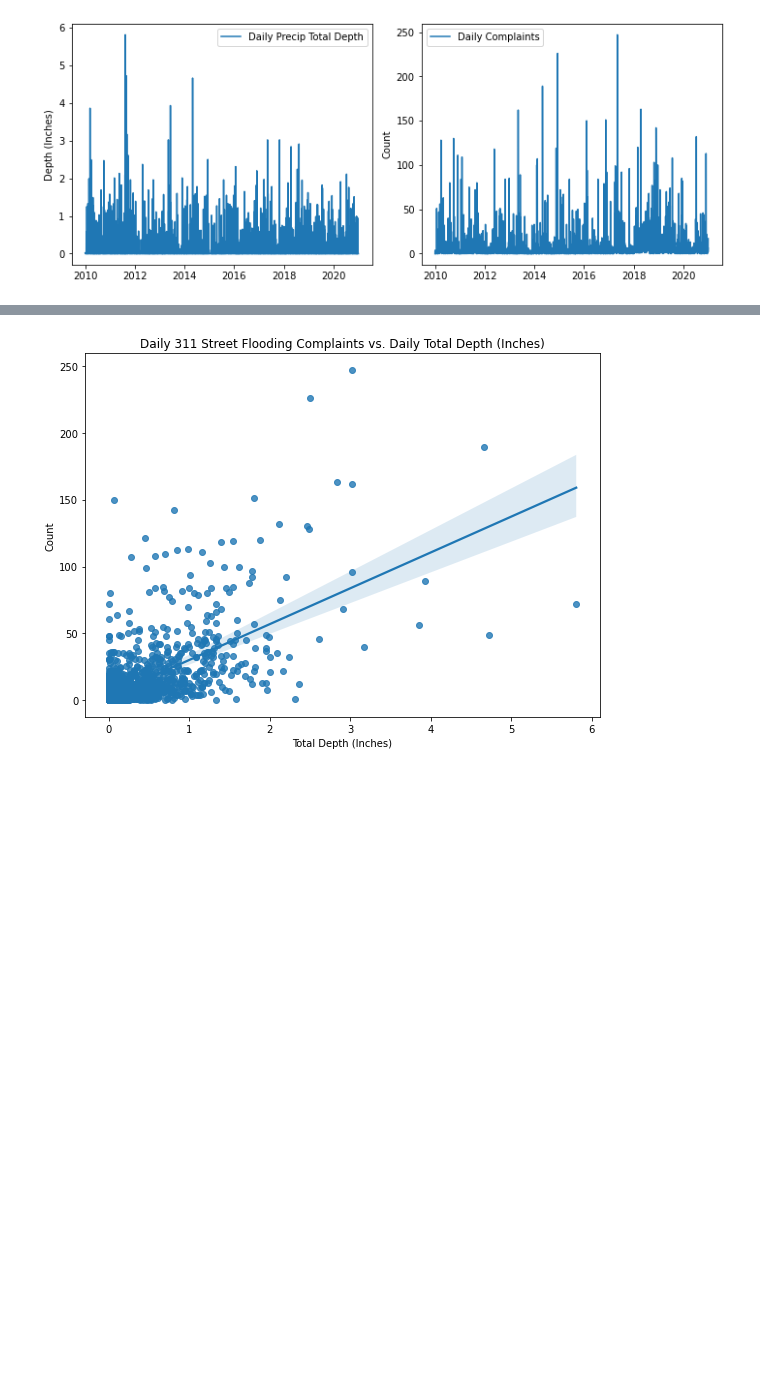
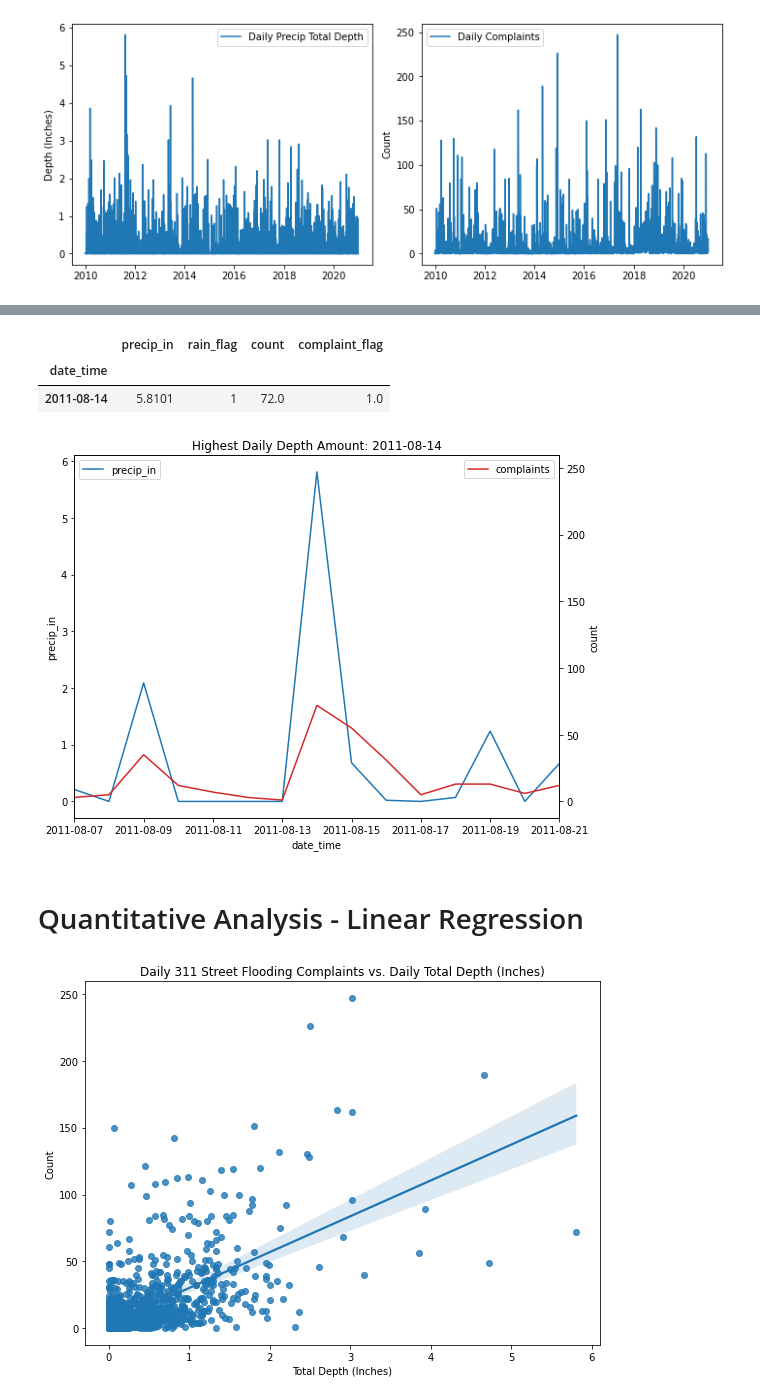
Before and after one commit to datalifenyc/nyc-street-flooding-analysis, a Jupyter notebook: analysis-book/nyc-311-groundtruth.ipynb, the cells around one changed output, grey strips where cells are left out. Cells and saved outputs as stored; diff of their text form; code cells hidden in the pictures; blank space fills up the shorter version.

```diff
--- a/analysis-book/nyc-311-groundtruth.ipynb
+++ b/analysis-book/nyc-311-groundtruth.ipynb
@@ -620,3 +654,41 @@ Normalize by row
+# %%
+merged_df.sort_values(by='precip_in', ascending=False).head(1)
+# %% [output]
+|  | precip_in | rain_flag | count | complaint_flag |
+| date_time |  |  |  |  |
+| 2011-08-14 | 5.8101 | 1 | 72.0 | 1.0 |
+# %%
+fig, ax1 = plt.subplots(figsize=(8, 6))
+ax2 = ax1.twinx()
+
+sns.lineplot(data=merged_df,
+             x=merged_df.index,
+             y='precip_in',
+             label='precip_in',
+             color='tab:blue',
+             ax=ax1)
+
+sns.lineplot(data=merged_df,
+             x=merged_df.index,
+             y='count',
+             label='complaints',
+             color='tab:red',
+             ax=ax2)
+
+ax1.set_xlim([datetime.date(2011, 8, 7), datetime.date(2011, 8, 21)])
+ax2.set_xlim([datetime.date(2011, 8, 7), datetime.date(2011, 8, 21)])
+
+ax1.legend(loc=2)
+ax2.legend(loc=1)
+
+event = str(merged_df.sort_values(by='precip_in', ascending=False).head(1).index[0])[:-9]
+plt.title('Highest Daily Depth Amount: {}'.format(event))
+
+plt.tight_layout()
+# %% [output]
+[figure, added]
+# %% [markdown]
+# Quantitative Analysis - Linear Regression
 # %%
 fig, ax = plt.subplots(figsize=(8, 6))
 
```
Also changed, not shown: parts of 41 cells of this notebook.
